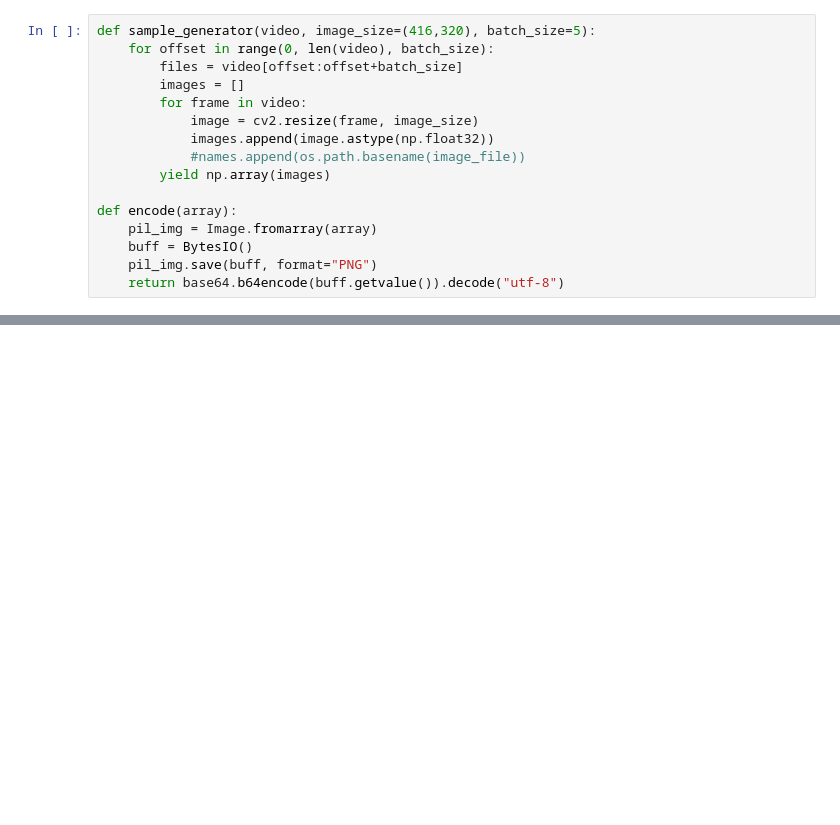
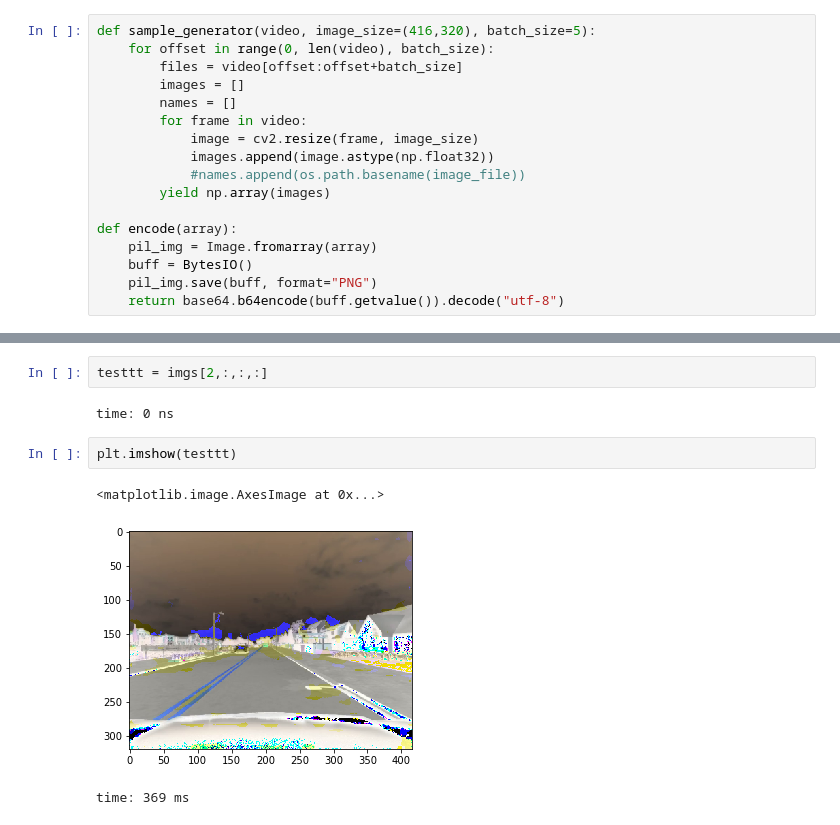
Before and after one commit to cipher982/sdc-challenge, a Jupyter notebook: development.ipynb, the cells around one changed output, grey strips where cells are left out. Cells and saved outputs as stored; diff of their text form; blank space fills up the shorter version.

```diff
--- a/development.ipynb
+++ b/development.ipynb
@@ -26,6 +27,7 @@ def sample_generator(video, image_size=(416,320), batch_size=5):
     for offset in range(0, len(video), batch_size):
         files = video[offset:offset+batch_size]
         images = []
+        names = []
         for frame in video:
             image = cv2.resize(frame, image_size)
             images.append(image.astype(np.float32))
@@ -134,0 +159,10 @@ time: 26.3 s
+# %%
+testtt = imgs[2,:,:,:]
+# %% [output]
+time: 0 ns
+# %%
+plt.imshow(testtt)
+# %% [output]
+<matplotlib.image.AxesImage at 0x...>
+[figure, added]
+time: 369 ms
```
Also changed, not shown: parts of 14 cells of this notebook, 5 other files.
